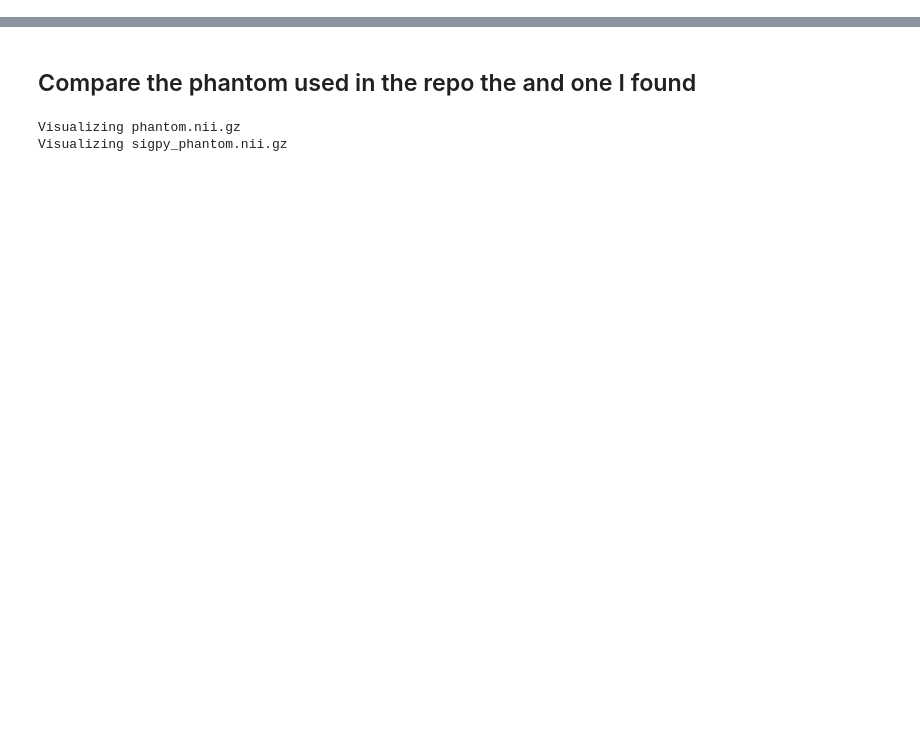
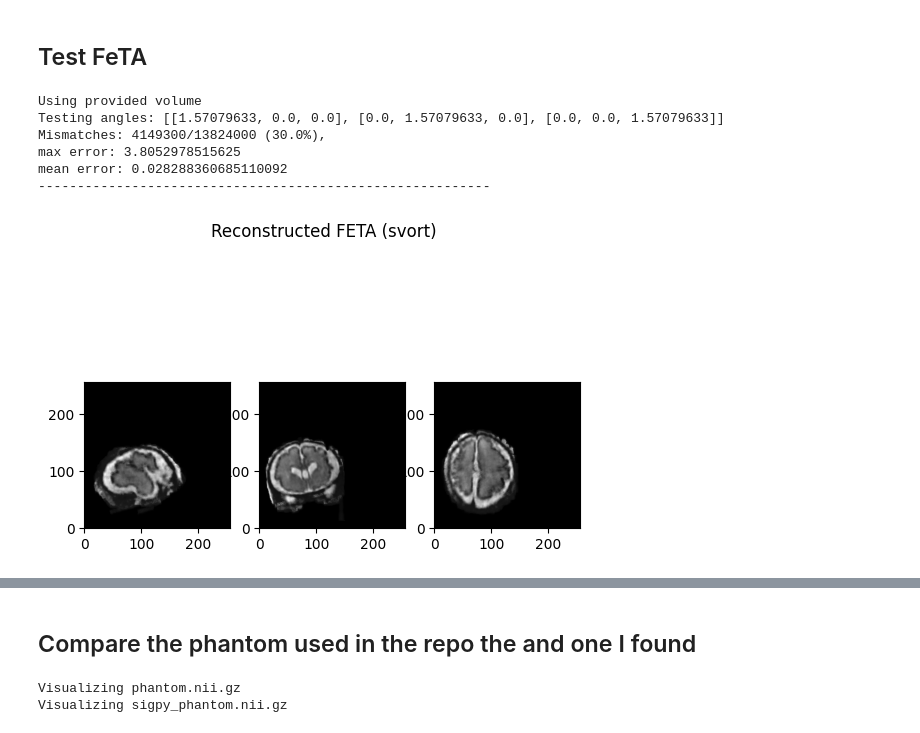
Before and after one commit to Edenzzzz/NeSVoR, a Jupyter notebook: my_test.ipynb, the cells around one changed output, grey strips where cells are left out. Cells and saved outputs as stored; diff of their text form; code cells hidden in the pictures; blank space fills up the shorter version.

```diff
--- a/my_test.ipynb
+++ b/my_test.ipynb
@@ -52,0 +69,15 @@ RuntimeError: The size of tensor a (209) must match the size of tensor b (240) a
+# %% [markdown]
+## Test FeTA
+# %%
+volume = nib.load("feta/sub-001/anat/sub-001_rec-mial_T2w.nii.gz").get_fdata()
+volume_ = slice_acq_tester.test_svort_recon(volume=volume, angles=angles)
+fig = show_slices(volume_.squeeze(), title="Reconstructed FETA (svort)")
+nib.save(nib.Nifti1Image(volume_.squeeze().cpu().numpy(), affine=None), "volumes/feta_rec_svort_gap=3")
+# %% [output]
+Using provided volume
+Testing angles: [[1.57079633, 0.0, 0.0], [0.0, 1.57079633, 0.0], [0.0, 0.0, 1.57079633]]
+Mismatches: 4149300/13824000 (30.0%),
+max error: 3.8052978515625
+mean error: 0.028288360685110092
+----------------------------------------------------------
+[figure, added]
```
Also changed, not shown: parts of 7 cells of this notebook, 14 other files.
